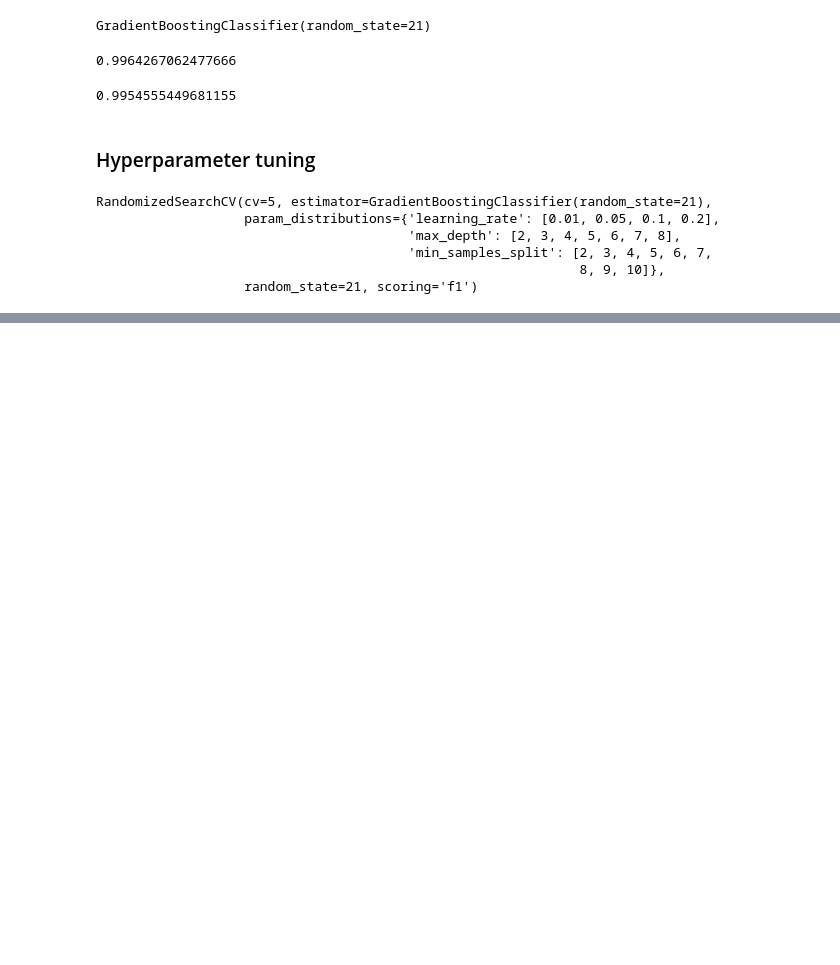
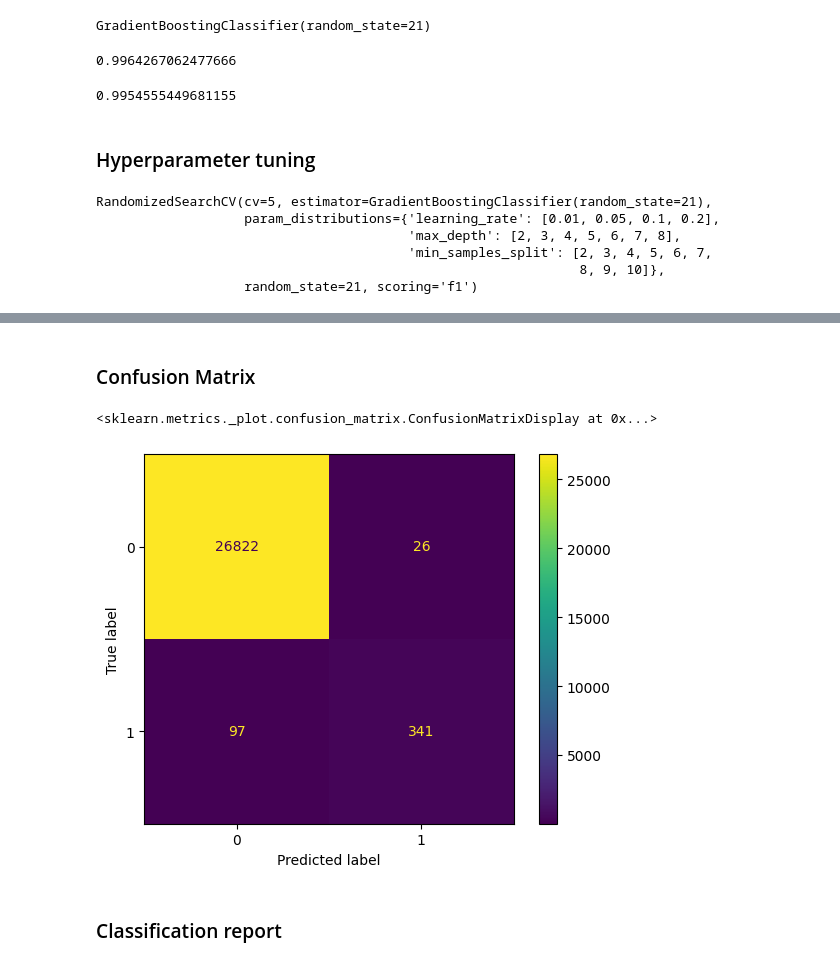
Before and after one commit to Nachiket005/Code-Repository, a Jupyter notebook: Project Submission/Project250823.ipynb, the cells around one changed output, grey strips where cells are left out. Drawn from its saved outputs; the diff is of its cells as text; code cells hidden in the pictures; blank space fills up the shorter version.

```diff
--- a/Project Submission/Project250823.ipynb
+++ b/Project Submission/Project250823.ipynb
@@ -319,0 +328,2 @@ RandomizedSearchCV(cv=5, estimator=GradientBoostingClassifier(random_state=21),
+# %%
+best_gbc = rscv.best_estimator_
@@ -319,0 +342,3 @@ RandomizedSearchCV(cv=5, estimator=GradientBoostingClassifier(random_state=21),
+# %%
+ypred_tr = best_gbc.predict(xtrain)
+ypred_ts = best_gbc.predict(xtest)
@@ -319,0 +371,12 @@ RandomizedSearchCV(cv=5, estimator=GradientBoostingClassifier(random_state=21),
+# %% [markdown]
+### Confusion Matrix
+# %%
+from sklearn.metrics import confusion_matrix, ConfusionMatrixDisplay
+cf = confusion_matrix(ytest, ypred_ts)
+cfd = ConfusionMatrixDisplay(cf, display_labels=best_gbc.classes_)
+cfd.plot()
+# %% [output]
+<sklearn.metrics._plot.confusion_matrix.ConfusionMatrixDisplay at 0x...>
+[figure, added]
+# %% [markdown]
+### Classification report
```
Also changed, not shown: parts of 39 cells of this notebook, 2 other files.
